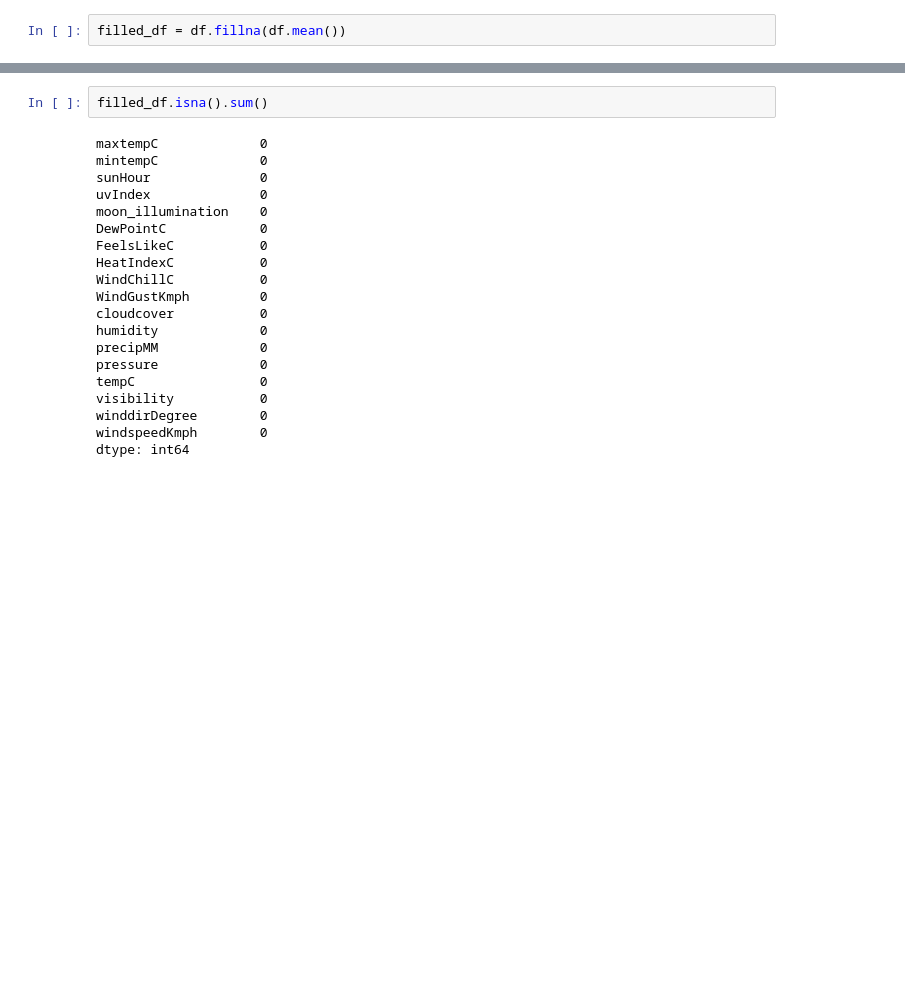
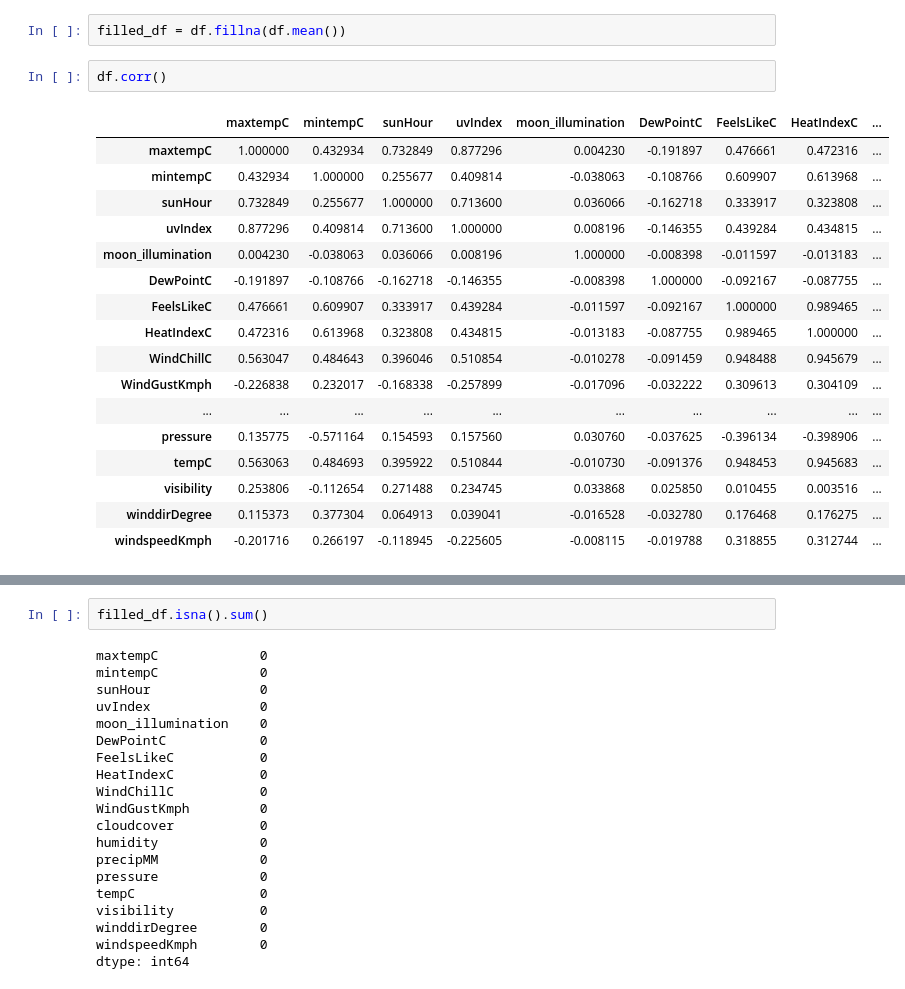
Before and after one commit to B2-80695/Project, a Jupyter notebook: Weather.ipynb, the cells around one changed output, grey strips where cells are left out. Saved outputs shown, nothing was run; the diff lists cells and outputs as text; blank space fills up the shorter version.

```diff
--- a/Weather.ipynb
+++ b/Weather.ipynb
@@ -116,3 +116,23 @@ windspeedKmph           9.944680
 dtype: float64
 # %%
 filled_df = df.fillna(df.mean())
+# %%
+df.corr()
+# %% [output]
+|  | maxtempC | mintempC | sunHour | uvIndex | moon_illumination | DewPointC | FeelsLikeC | HeatIndexC | ... |
+| maxtempC | 1.000000 | 0.432934 | 0.732849 | 0.877296 | 0.004230 | -0.191897 | 0.476661 | 0.472316 | ... |
+| mintempC | 0.432934 | 1.000000 | 0.255677 | 0.409814 | -0.038063 | -0.108766 | 0.609907 | 0.613968 | ... |
+| sunHour | 0.732849 | 0.255677 | 1.000000 | 0.713600 | 0.036066 | -0.162718 | 0.333917 | 0.323808 | ... |
+| uvIndex | 0.877296 | 0.409814 | 0.713600 | 1.000000 | 0.008196 | -0.146355 | 0.439284 | 0.434815 | ... |
+| moon_illumination | 0.004230 | -0.038063 | 0.036066 | 0.008196 | 1.000000 | -0.008398 | -0.011597 | -0.013183 | ... |
+| DewPointC | -0.191897 | -0.108766 | -0.162718 | -0.146355 | -0.008398 | 1.000000 | -0.092167 | -0.087755 | ... |
+| FeelsLikeC | 0.476661 | 0.609907 | 0.333917 | 0.439284 | -0.011597 | -0.092167 | 1.000000 | 0.989465 | ... |
+| HeatIndexC | 0.472316 | 0.613968 | 0.323808 | 0.434815 | -0.013183 | -0.087755 | 0.989465 | 1.000000 | ... |
+| WindChillC | 0.563047 | 0.484643 | 0.396046 | 0.510854 | -0.010278 | -0.091459 | 0.948488 | 0.945679 | ... |
+| WindGustKmph | -0.226838 | 0.232017 | -0.168338 | -0.257899 | -0.017096 | -0.032222 | 0.309613 | 0.304109 | ... |
+| ... | ... | ... | ... | ... | ... | ... | ... | ... | ... |
+| pressure | 0.135775 | -0.571164 | 0.154593 | 0.157560 | 0.030760 | -0.037625 | -0.396134 | -0.398906 | ... |
+| tempC | 0.563063 | 0.484693 | 0.395922 | 0.510844 | -0.010730 | -0.091376 | 0.948453 | 0.945683 | ... |
+| visibility | 0.253806 | -0.112654 | 0.271488 | 0.234745 | 0.033868 | 0.025850 | 0.010455 | 0.003516 | ... |
+| winddirDegree | 0.115373 | 0.377304 | 0.064913 | 0.039041 | -0.016528 | -0.032780 | 0.176468 | 0.176275 | ... |
+| windspeedKmph | -0.201716 | 0.266197 | -0.118945 | -0.225605 | -0.008115 | -0.019788 | 0.318855 | 0.312744 | ... |
```
Also changed, not shown: parts of 22 cells of this notebook, 14 other files.
